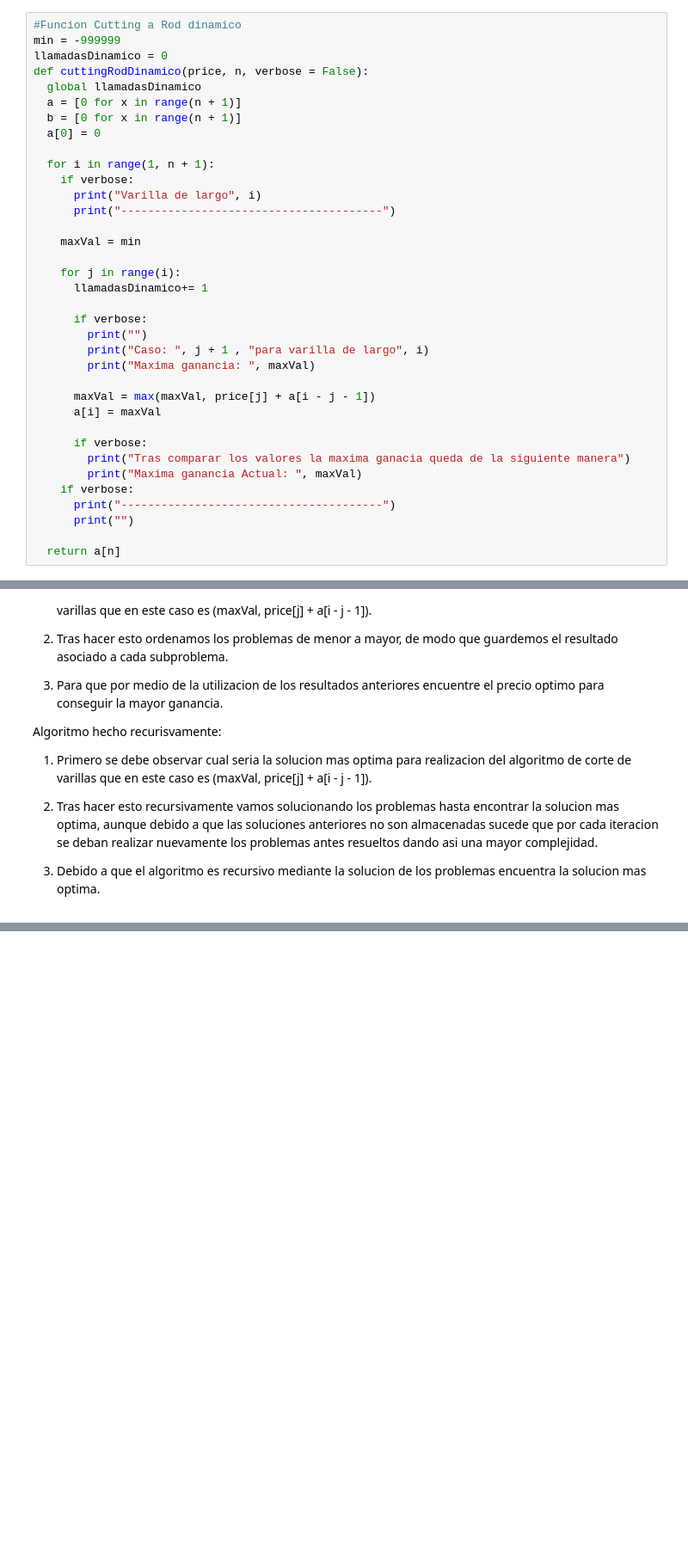
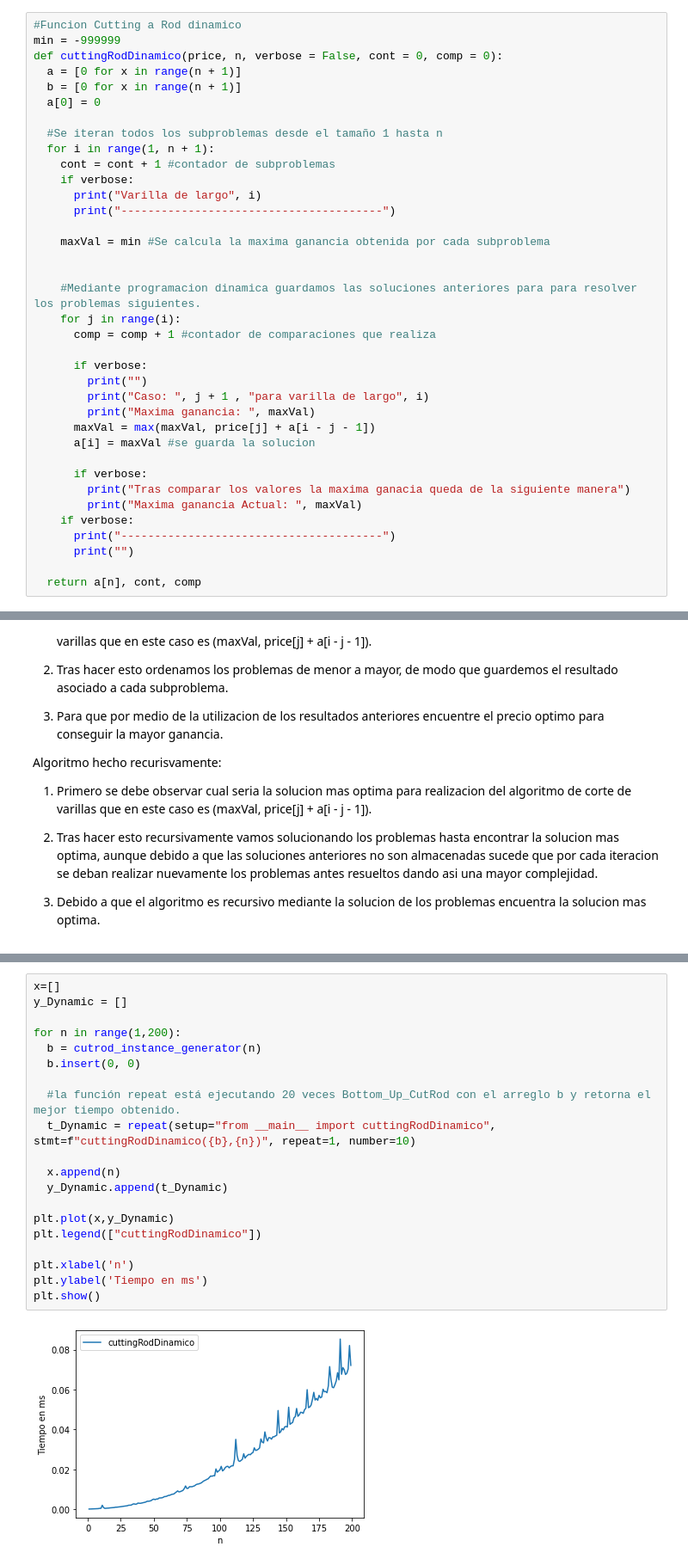
Before and after one commit to Jorgee18/ADA-Informes, a Jupyter notebook: Cutting_a_Rod.ipynb, the cells around one changed output, grey strips where cells are left out. Shown: that part at 86% size. Drawn from its saved outputs; the diff is of its cells as text; blank space fills up the shorter version.

```diff
--- a/Cutting_a_Rod.ipynb
+++ b/Cutting_a_Rod.ipynb
@@ -39,30 +58,31 @@ def cuttingRodRecursivo(p, n, verbose = False):
 # %%
 #Funcion Cutting a Rod dinamico
 min = -999999
-llamadasDinamico = 0
-def cuttingRodDinamico(price, n, verbose = False):
-  global llamadasDinamico
+def cuttingRodDinamico(price, n, verbose = False, cont = 0, comp = 0):
   a = [0 for x in range(n + 1)]
   b = [0 for x in range(n + 1)]
   a[0] = 0
 
+  #Se iteran todos los subproblemas desde el tamaño 1 hasta n
   for i in range(1, n + 1):
+    cont = cont + 1 #contador de subproblemas
     if verbose:
       print("Varilla de largo", i)
       print("---------------------------------------")
 
-    maxVal = min
+    maxVal = min #Se calcula la maxima ganancia obtenida por cada subproblema
 
+
+    #Mediante programacion dinamica guardamos las soluciones anteriores para para resolver los problemas siguientes.
     for j in range(i):
-      llamadasDinamico+= 1
+      comp = comp + 1 #contador de comparaciones que realiza
 
       if verbose:
         print("")
         print("Caso: ", j + 1 , "para varilla de largo", i)
         print("Maxima ganancia: ", maxVal)
-
       maxVal = max(maxVal, price[j] + a[i - j - 1])
-      a[i] = maxVal
+      a[i] = maxVal #se guarda la solucion
 
       if verbose:
         print("Tras comparar los valores la maxima ganacia queda de la siguiente manera")
@@ -71,7 +91,7 @@ def cuttingRodDinamico(price, n, verbose = False):
       print("---------------------------------------")
       print("")
 
-  return a[n]
+  return a[n], cont, comp
 # %% [markdown]
 # 2.2. Descripcion del algoritmo
 El algoritmo o codigo recibe inicialmente un arreglo de n elementos numericos que equivalen a los precios por cada medida.
@@ -225,0 +298,22 @@ Como ejemplo del mejor y peor caso, se pueden observar las demostraciones anteri
+# %%
+x=[]
+y_Dynamic = []
+
+for n in range(1,200):
+  b = cutrod_instance_generator(n)
+  b.insert(0, 0)
+
+  #la función repeat está ejecutando 20 veces Bottom_Up_CutRod con el arreglo b y retorna el mejor tiempo obtenido.
+  t_Dynamic = repeat(setup="from __main__ import cuttingRodDinamico", stmt=f"cuttingRodDinamico({b},{n})", repeat=1, number=10)
+
+  x.append(n)
+  y_Dynamic.append(t_Dynamic)
+
+plt.plot(x,y_Dynamic)
+plt.legend(["cuttingRodDinamico"])
+
+plt.xlabel('n')
+plt.ylabel('Tiempo en ms')
+plt.show()
+# %% [output]
+[figure, added]
```
Also changed, not shown: parts of 48 cells of this notebook.
